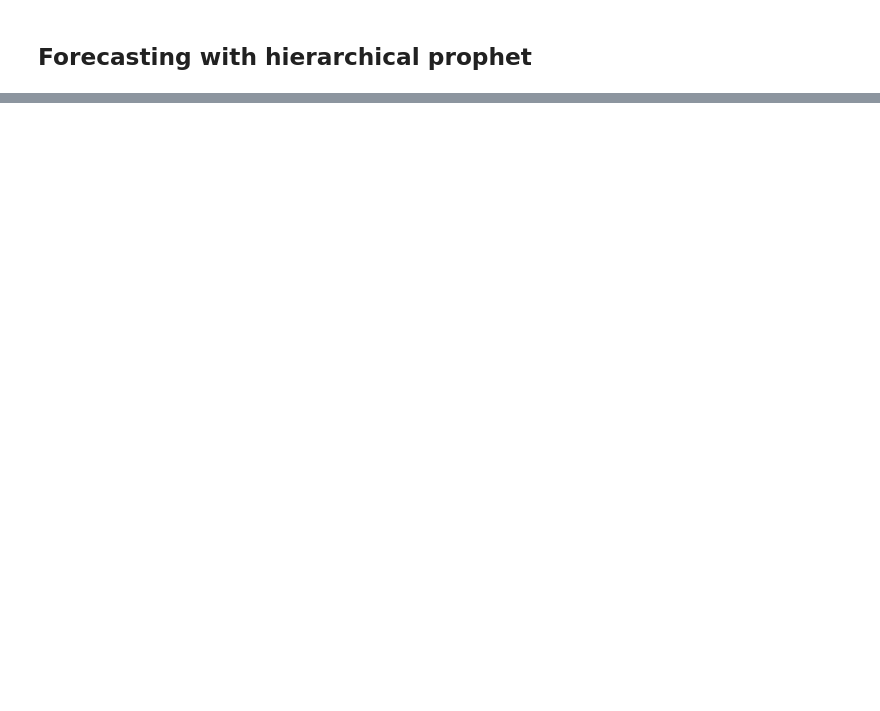
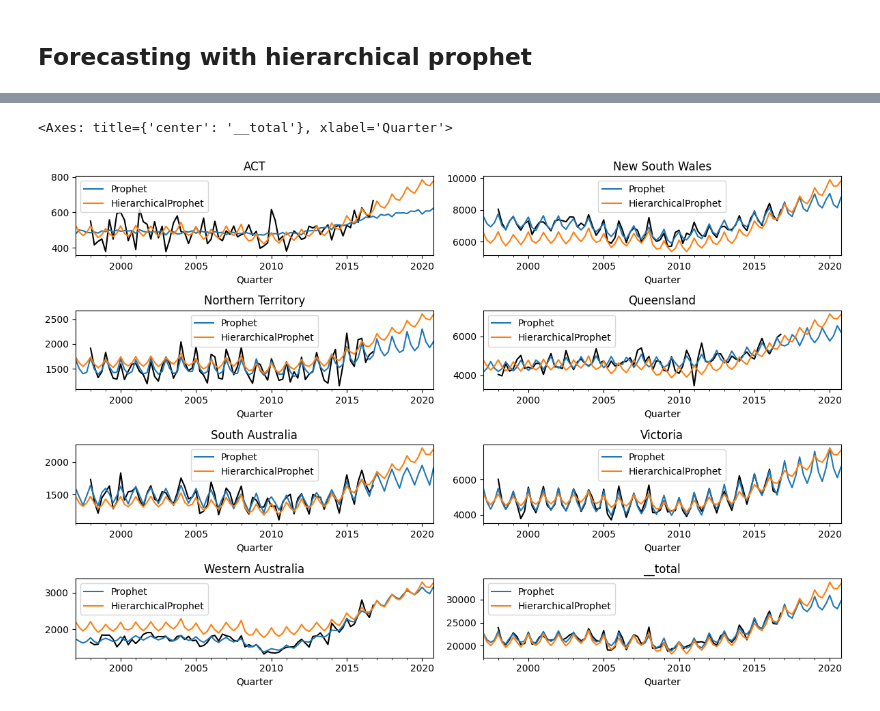
Before and after one commit to felipeangelimvieira/prophetverse, a Jupyter notebook: docs/examples/hierarchical.ipynb, the cells around one changed output, grey strips where cells are left out. Saved outputs shown, nothing was run; the diff lists cells and outputs as text; code cells hidden in the pictures; blank space fills up the shorter version.

```diff
--- a/docs/examples/hierarchical.ipynb
+++ b/docs/examples/hierarchical.ipynb
@@ -176,0 +178,13 @@ plot_preds(
+# %%
+preds_hier = model_hier.predict(fh=forecast_horizon)
+
+plot_preds(
+    y,
+    preds={
+        "Prophet": preds,
+        "HierarchicalProphet": preds_hier,
+    },
+)
+# %% [output]
+<Axes: title={'center': '__total'}, xlabel='Quarter'>
+[figure, added]
```
Also changed, not shown: parts of 9 cells of this notebook, 17 other files.
